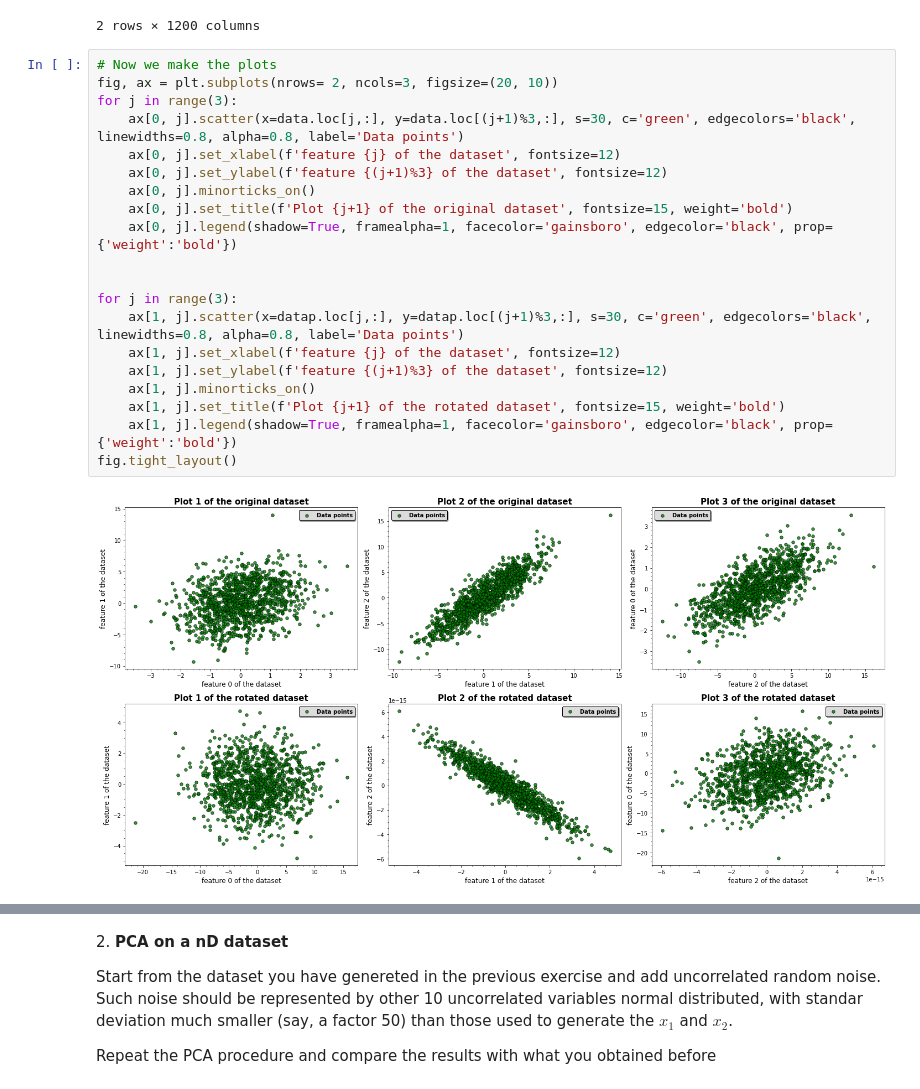
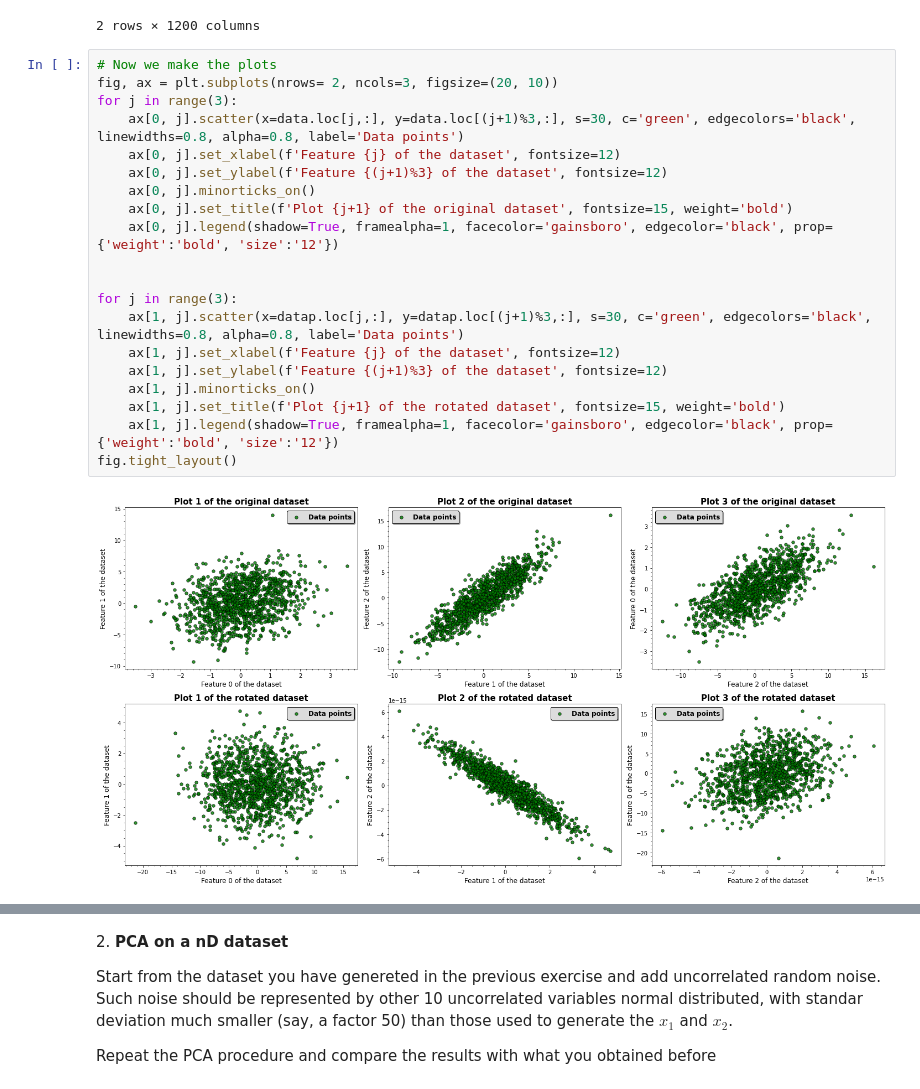
Before and after one commit to tommasoamico/LaboratoryOfComputationalPhysics_Y4, a Jupyter notebook: 07ex_LinearAlgebra.ipynb, the cells around one changed output, grey strips where cells are left out. Drawn from its saved outputs; the diff is of its cells as text.

```diff
--- a/07ex_LinearAlgebra.ipynb
+++ b/07ex_LinearAlgebra.ipynb
@@ -150,25 +153,25 @@ datapp
 # %%
 # Now we make the plots
 fig, ax = plt.subplots(nrows= 2, ncols=3, figsize=(20, 10))
 for j in range(3):
     ax[0, j].scatter(x=data.loc[j,:], y=data.loc[(j+1)%3,:], s=30, c='green', edgecolors='black', linewidths=0.8, alpha=0.8, label='Data points')
-    ax[0, j].set_xlabel(f'feature {j} of the dataset', fontsize=12)
-    ax[0, j].set_ylabel(f'feature {(j+1)%3} of the dataset', fontsize=12)
+    ax[0, j].set_xlabel(f'Feature {j} of the dataset', fontsize=12)
+    ax[0, j].set_ylabel(f'Feature {(j+1)%3} of the dataset', fontsize=12)
     ax[0, j].minorticks_on()
     ax[0, j].set_title(f'Plot {j+1} of the original dataset', fontsize=15, weight='bold')
-    ax[0, j].legend(shadow=True, framealpha=1, facecolor='gainsboro', edgecolor='black', prop={'weight':'bold'})
+    ax[0, j].legend(shadow=True, framealpha=1, facecolor='gainsboro', edgecolor='black', prop={'weight':'bold', 'size':'12'})
 
 
 for j in range(3):
     ax[1, j].scatter(x=datap.loc[j,:], y=datap.loc[(j+1)%3,:], s=30, c='green', edgecolors='black', linewidths=0.8, alpha=0.8, label='Data points')
-    ax[1, j].set_xlabel(f'feature {j} of the dataset', fontsize=12)
-    ax[1, j].set_ylabel(f'feature {(j+1)%3} of the dataset', fontsize=12)
+    ax[1, j].set_xlabel(f'Feature {j} of the dataset', fontsize=12)
+    ax[1, j].set_ylabel(f'Feature {(j+1)%3} of the dataset', fontsize=12)
     ax[1, j].minorticks_on()
     ax[1, j].set_title(f'Plot {j+1} of the rotated dataset', fontsize=15, weight='bold')
-    ax[1, j].legend(shadow=True, framealpha=1, facecolor='gainsboro', edgecolor='black', prop={'weight':'bold'})
+    ax[1, j].legend(shadow=True, framealpha=1, facecolor='gainsboro', edgecolor='black', prop={'weight':'bold', 'size':'12'})
 fig.tight_layout()
 # %% [output]
-[figure, old version]
+[figure, new version]
 # %%
 # We plot the remaining features (after reducing the dimensionality)
 fig, ax = plt.subplots(nrows= 1, ncols=1, figsize=(5, 5))
```
Also changed, not shown: parts of 8 cells of this notebook.
